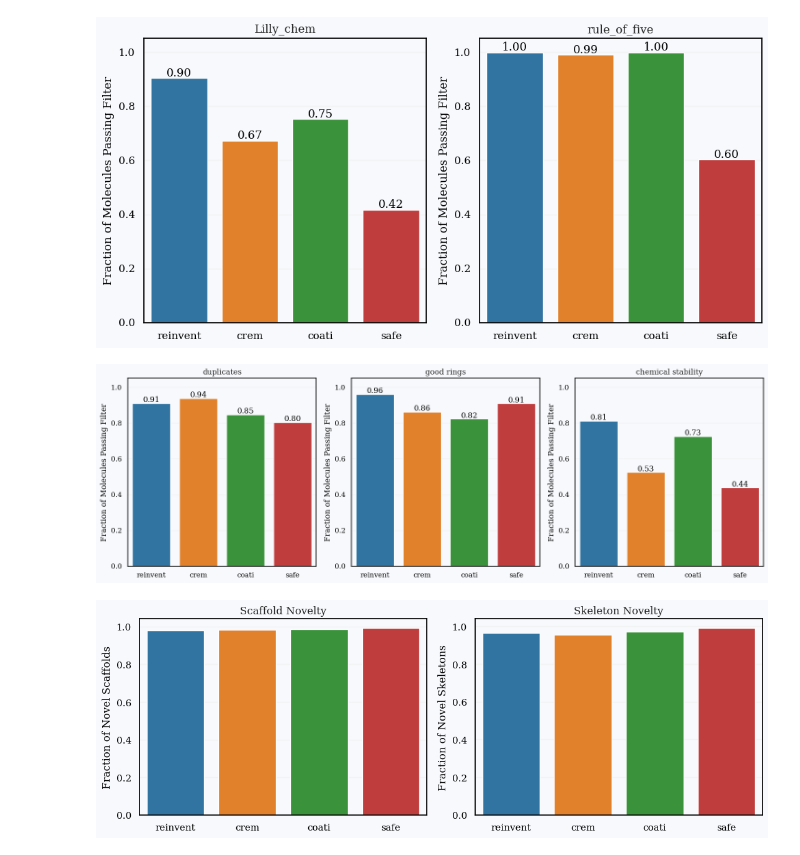
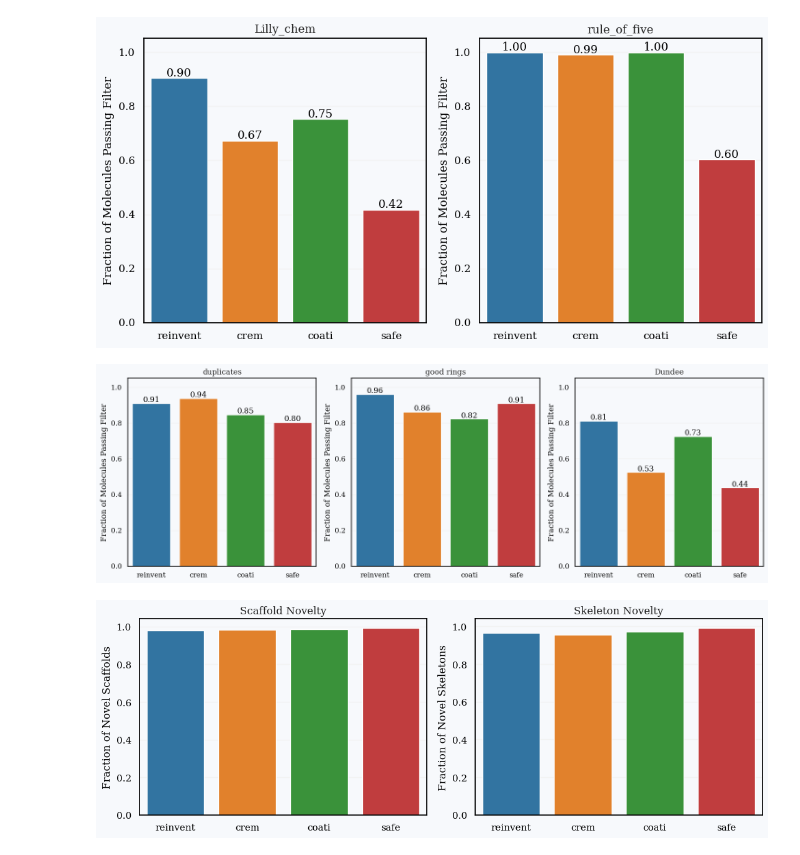
Before and after one commit to wvirany/rips-relay, a Jupyter notebook: experiments/filtering_arena.ipynb, the cells around one changed output. Saved outputs shown, nothing was run; the diff lists cells and outputs as text; code cells hidden in the pictures.

```diff
--- a/experiments/filtering_arena.ipynb
+++ b/experiments/filtering_arena.ipynb
@@ -180,7 +181,7 @@ d = {'reinvent' : np.zeros(9),
      'coati' : np.zeros(9),
      'safe' : np.zeros(9)}
 
-scores = pd.DataFrame(data = d, index = ['valid', 'duplicates', 'good rings', 'chemical stability', 'scaffold novelty', 'skeleton novelty', "Lilly_chem", "filters_NIBR", "rule_of_five"])
+scores = pd.DataFrame(data = d, index = ['valid', 'duplicates', 'good rings', 'Dundee', 'scaffold novelty', 'skeleton novelty', "Lilly_chem", "filters_NIBR", "rule_of_five"])
 # %% [markdown]
 ### Filter #1: Invalid SMILES strings
 # %%
@@ -363,7 +364,7 @@ def num_stable(df):
 # %%
 for model, df in zip(models, model_dfs):
 
-    scores[model]['chemical stability'] = num_stable(df)
+    scores[model]['Dundee'] = num_stable(df)
 # %%
 scores
 # %% [output]
@@ -404,2 +380,0 @@ def process_structural_alerts(df: pd.DataFrame, smiles_column: str):
-# %%
-model_dfs[0] = process_structural_alerts(model_dfs[0], "SMILES")
@@ -483,22 +453,3 @@ rule_of_five            0.00  0.00   0.00  0.00
 import matplotlib.pyplot as plt
 import matplotlib.colors
 import seaborn as sns
-# %%
-#make bar plot of scaffold novelty and skeleton novelty
-
-fig, ax = plt.subplots(1, 2, figsize=(11, 4))
-ax = ax.flatten()
-
-scaffold_novelty = [scores[model]['scaffold novelty'] for model in models]
-skeleton_novelty = [scores[model]['skeleton novelty'] for model in models]
-
-sns.barplot(x=models, y=scaffold_novelty, ax=ax[0])
-ax[0].set_title('Scaffold Novelty')
-ax[0].set_ylabel('Fraction of Novel Scaffolds')
-
-sns.barplot(x=models, y=skeleton_novelty, ax=ax[1])
-ax[1].set_title('Skeleton Novelty')
-ax[1].set_ylabel('Fraction of Novel Skeletons')
-
-plt.tight_layout()
-plt.show()
@@ -734,25 +651,25 @@ plt.show()
 # %%
 #Now we will do 'duplicates', 'good rings', 'chemical stability'
 
 fig, ax = plt.subplots(1, 3, figsize=(15, 5))
 
-for i, filter in enumerate(["duplicates", "good rings", "chemical stability"]):
+for i, filter in enumerate(["duplicates", "good rings", "Dundee"]):
 
                 sns.barplot(x=models, y=[scores[model][filter] for model in models], ax=ax[i], palette=default_palette)
 
                 ax[i].set_title(filter)
                 ax[i].set_ylabel('Fraction of Molecules Passing Filter')
 
                 ax[i].set_ylim(0, 1.05)
 
                 for p in ax[i].patches:
                     ax[i].annotate(f'{p.get_height():.2f}', (p.get_x() + p.get_width() / 2., p.get_height()),
                                 ha='center', va='center', fontsize=12, color='black', xytext=(0, 5),
                                 textcoords='offset points')
 
 plt.tight_layout()
 # %% [output]
-[figure, old version]
+[figure, new version]
 # %%
 #Finally we will do 'scaffold novelty', 'skeleton novelty'
 
```
Also changed, not shown: parts of 35 cells of this notebook, 1 other file.
